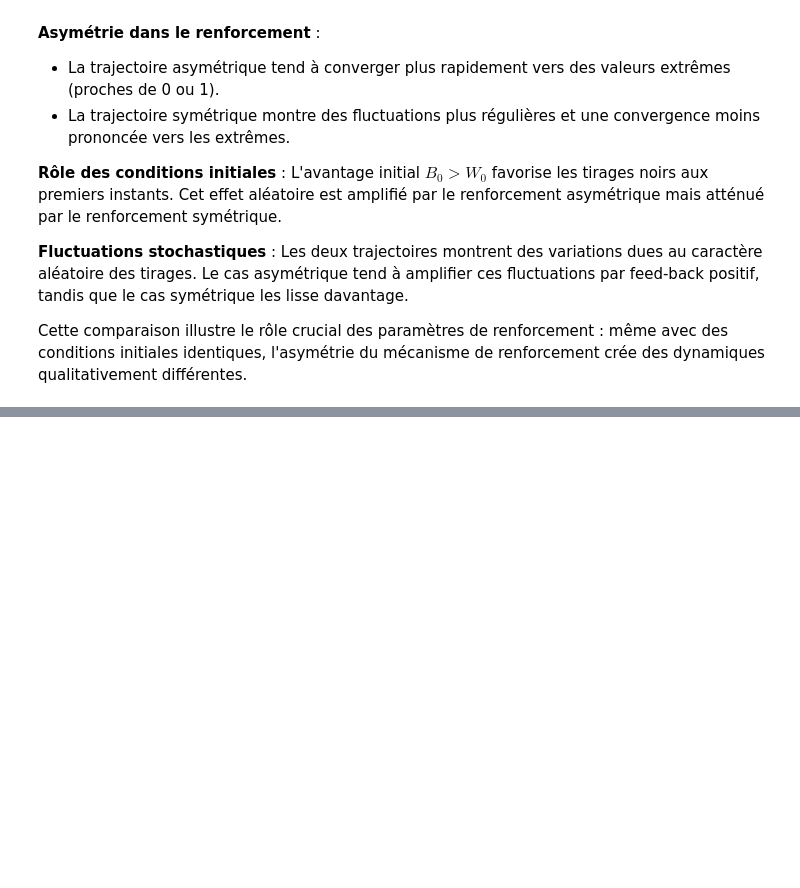
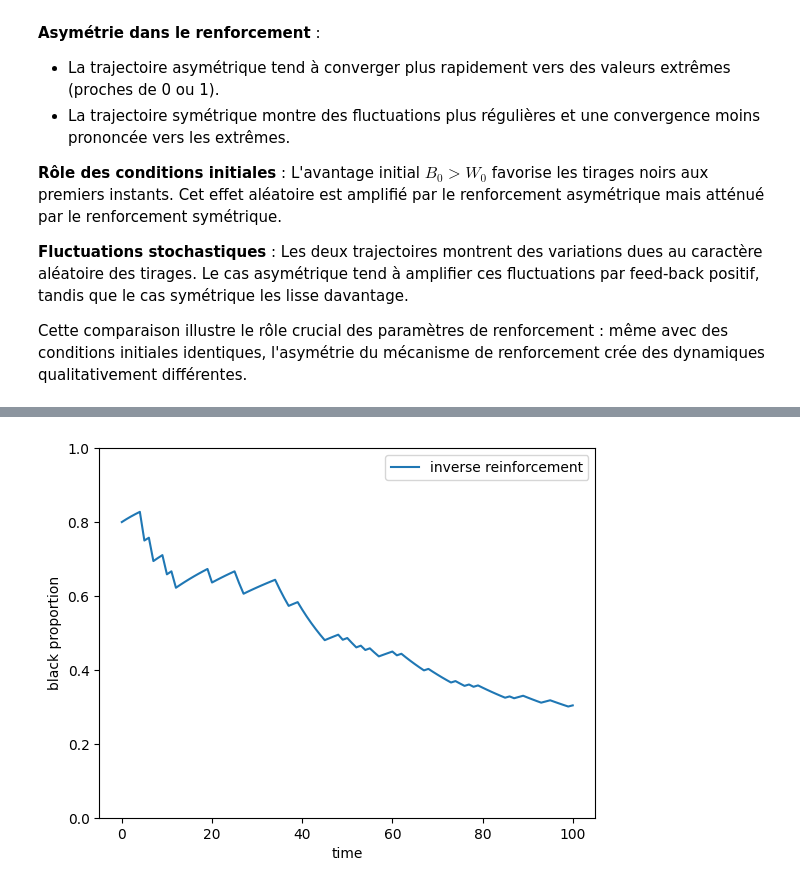
Before and after one commit to lolipop913/TER_Polya, a Jupyter notebook: notebooks/01_basic_simulations.ipynb, the cells around one changed output, grey strips where cells are left out. Cells and saved outputs as stored; diff of their text form; code cells hidden in the pictures; blank space fills up the shorter version.

```diff
--- a/notebooks/01_basic_simulations.ipynb
+++ b/notebooks/01_basic_simulations.ipynb
@@ -213,0 +223,8 @@ Cette comparaison illustre le rôle crucial des paramètres de renforcement : m
+# %%
+urn_inverse = PolyaUrn(
+    balls={"black": 20, "white": 5},
+    reinforcements={"black": 1, "white": 3}
+)
+
+for _ in range(100):
+    urn_inverse.draw()
@@ -213,0 +237,22 @@ Cette comparaison illustre le rôle crucial des paramètres de renforcement : m
+# %%
+proportions_inverse = [
+    state["black"] /
+    (state["black"] + state["white"])
+    for state in urn_inverse.history
+]
+# %%
+plt.plot(
+    proportions_inverse,
+    label="inverse reinforcement"
+)
+
+plt.xlabel("time")
+plt.ylabel("black proportion")
+
+plt.ylim(0, 1)
+
+plt.legend()
+
+plt.show()
+# %% [output]
+[figure, added]
```
Also changed, not shown: parts of 9 cells of this notebook.
